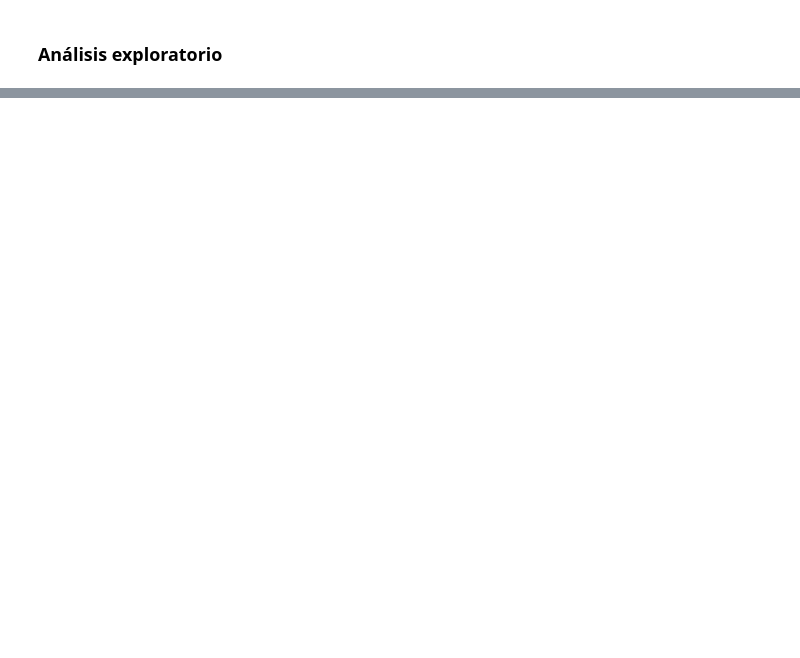
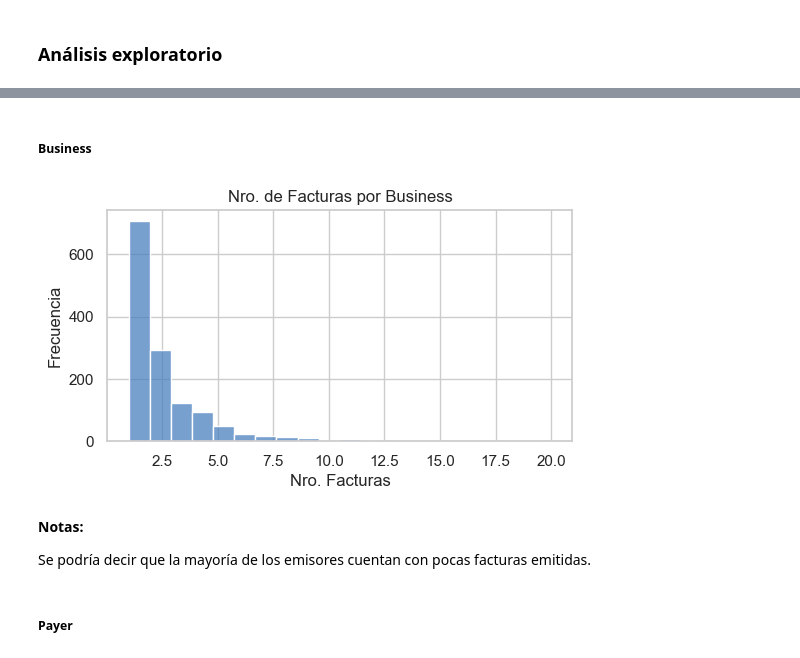
Before and after one commit to lezamora/xepelin_challenge, a Jupyter notebook: notebooks/02_analisis_exploratorio.ipynb, the cells around one changed output, grey strips where cells are left out. Drawn from its saved outputs; the diff is of its cells as text; code cells hidden in the pictures; blank space fills up the shorter version.

```diff
--- a/notebooks/02_analisis_exploratorio.ipynb
+++ b/notebooks/02_analisis_exploratorio.ipynb
@@ -97,15 +41,0 @@ df = df.sort_values(["businessId", "invoiceId"]).copy()
-# %%
-# Calcular la suma acumulativa de campo1 y campo2 por grupo
-df["businessNroMorosidad"] = df.groupby("businessId")["moroso"].cumsum()
-df["businessNroFacturas"] = df.groupby("businessId")["auxAmountFactura"].cumsum()
-df["businessDiasMora"] = df.groupby("businessId")["mora"].cumsum()
-
-
-df["businessNroMorosidad"] = df["businessNroMorosidad"] - df["moroso"]
-df["businessNroFacturas"] = df["businessNroFacturas"] - df["auxAmountFactura"]
-df["businessDiasMora"] = df["businessDiasMora"] - df["mora"]
-
-df["businessRateMororsidad"] = df["businessNroMorosidad"] / df["businessNroFacturas"]
-df["businessAvgDiasMora"] = df["businessDiasMora"] / df["businessNroFacturas"]
-
-df.fillna(0, inplace=True)
@@ -128,0 +99,32 @@ df.to_csv("test.csv", index_label=False)
+# %% [markdown]
+##### Business
+# %%
+# Agrupamos por emisor y contabilizamos
+df_business_nro_facturas = (
+    df.groupby("businessId").size().reset_index(name="nro_facturas")
+)
+# %%
+# Configurar el estilo de Seaborn (opcional)
+sns.set(style="whitegrid")
+
+# Crear el histograma
+plt.figure(figsize=(6, 3))
+sns.histplot(
+    df_business_nro_facturas, x="nro_facturas", bins=20, color="#4A81BF", kde=False
+)
+
+# Agregar etiquetas y título
+plt.xlabel("Nro. Facturas")
+plt.ylabel("Frecuencia")
+plt.title("Nro. de Facturas por Business")
+
+# Mostrar el histograma
+plt.show()
+# %% [output]
+[figure, added]
+# %% [markdown]
+**Notas:**
+
+Se podría decir que la mayoría de los emisores cuentan con pocas facturas emitidas.
+# %% [markdown]
+##### Payer
```
Also changed, not shown: parts of 104 cells of this notebook, 1 other file.
